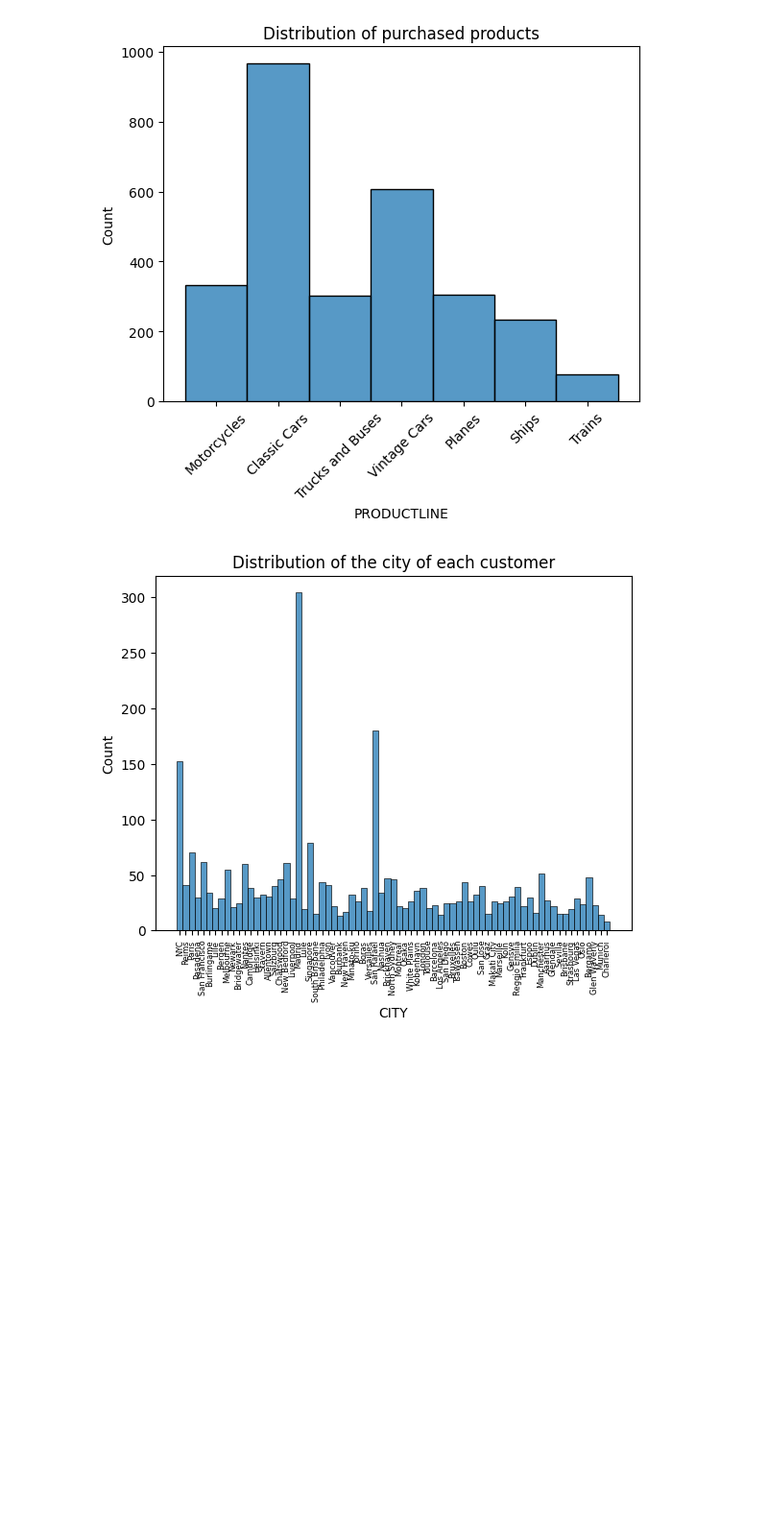
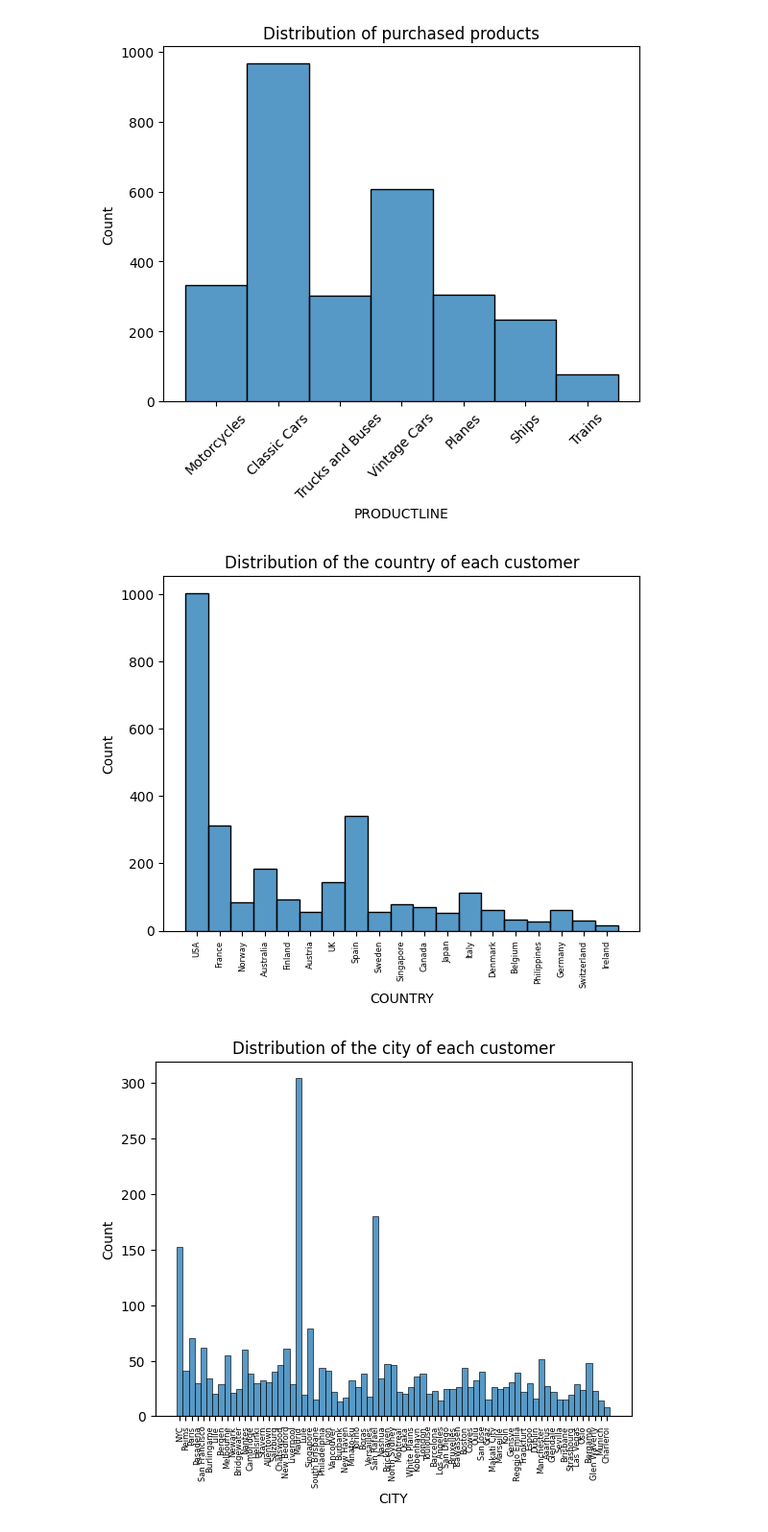
Before and after one commit to cgn00/Customer_Segmentation, a Jupyter notebook: customer_segmentation.ipynb, the cells around one changed output. Shown: that part at 96% size. Cells and saved outputs as stored; diff of their text form; code cells hidden in the pictures; blank space fills up the shorter version.

```diff
--- a/customer_segmentation.ipynb
+++ b/customer_segmentation.ipynb
@@ -75 +105,8 @@ plt.show()
+# %%
+sns.histplot(data=sales_data, x="COUNTRY")
+plt.title("Distribution of the country of each customer")
+plt.xticks(rotation=90, fontsize=6)
+plt.show()
+# %% [output]
+[figure, added]
 # %%
```
Also changed, not shown: parts of 22 cells of this notebook.
